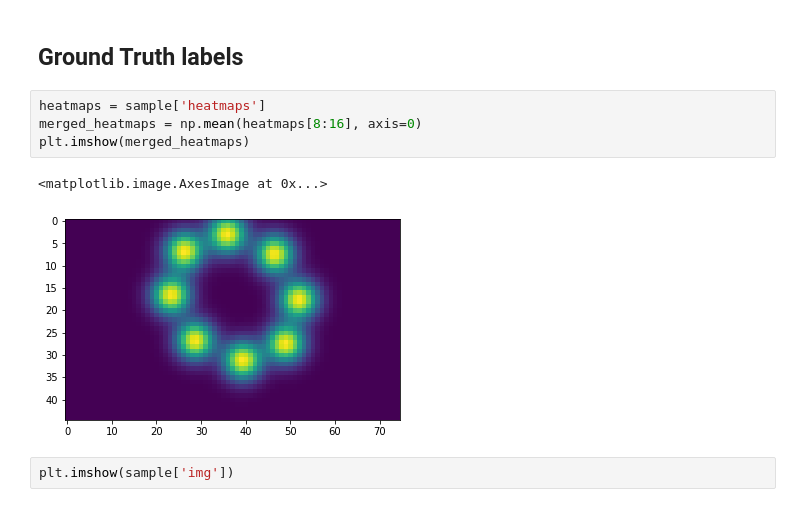
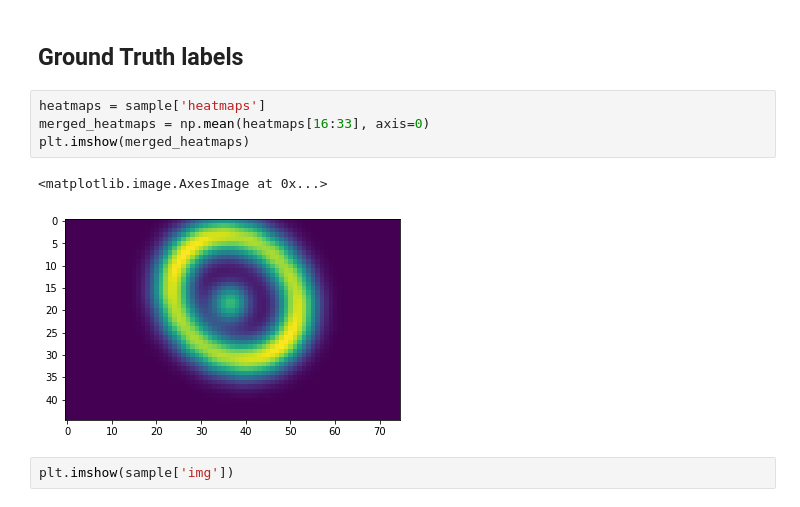
Before and after one commit to david-wb/gaze-estimation, a Jupyter notebook: check_preprocessing.ipynb, the cells around one changed output. Saved outputs shown, nothing was run; the diff lists cells and outputs as text.

```diff
--- a/check_preprocessing.ipynb
+++ b/check_preprocessing.ipynb
@@ -18,11 +18,11 @@ plt.imshow(sample['full_img'])
 ## Ground Truth labels
 # %%
 heatmaps = sample['heatmaps']
-merged_heatmaps = np.mean(heatmaps[8:16], axis=0)
+merged_heatmaps = np.mean(heatmaps[16:33], axis=0)
 plt.imshow(merged_heatmaps)
 # %% [output]
 <matplotlib.image.AxesImage at 0x...>
-[figure, old version]
+[figure, new version]
 # %%
 plt.imshow(sample['img'])
 # %% [output]
```
Also changed, not shown: 1 other file.
